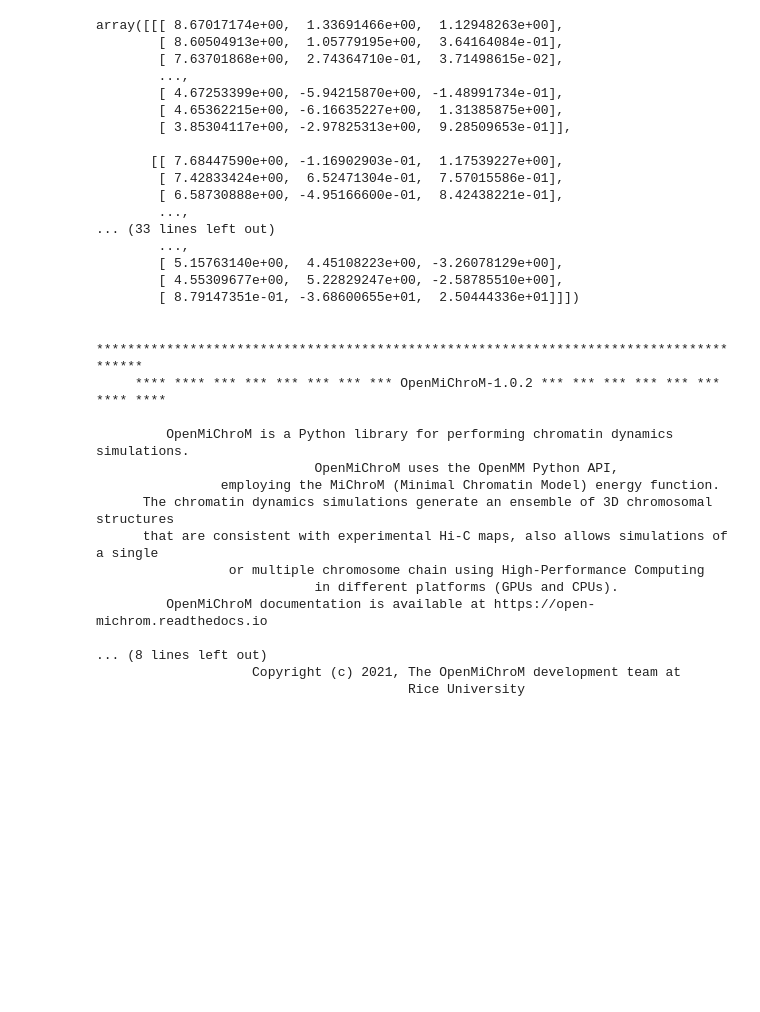
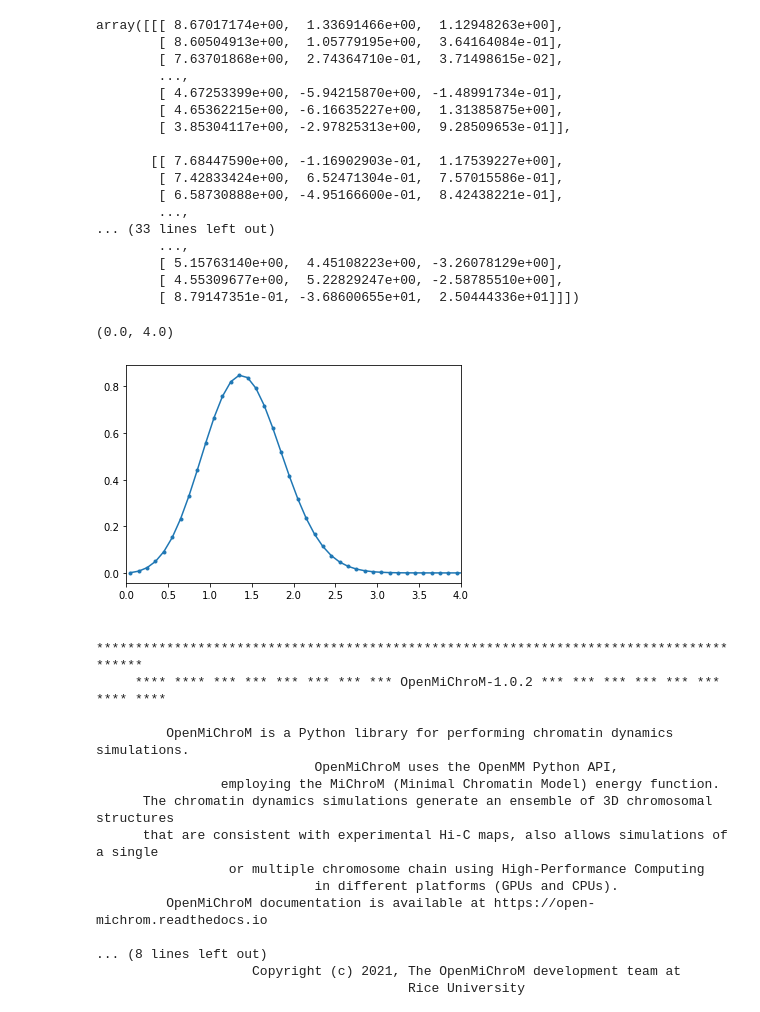
Before and after one commit to s-brahmachari/Active-noise-simulations, a Jupyter notebook: sim_codes/run_sims.ipynb, the cells around one changed output. Drawn from its saved outputs; the diff is of its cells as text; code cells hidden in the pictures; blank space fills up the shorter version.

```diff
--- a/sim_codes/run_sims.ipynb
+++ b/sim_codes/run_sims.ipynb
@@ -106,3 +104,14 @@ nSims(sim, nblocks=10, blocksize=100)
+# %%
+import matplotlib.pyplot as plt
+import numpy as np
+
+d=np.load('analyze_traj_Rouse_chain_T300.0_F0.0_Ta1.0_Esoft0_R0500.0_Na1200_blocksize100_kb10.0_dt0.001_kr30.0_bondlens.npz')
+# %%
+plt.plot(d['bins'], d['hist'],'.-')
+plt.xlim(0,4)
+# %% [output]
+(0.0, 4.0)
+[figure, added]
 # %%
 #==========================#
 #Initialize Michrom Class  #
```
Also changed, not shown: parts of 1 cell of this notebook, 1 other file.
